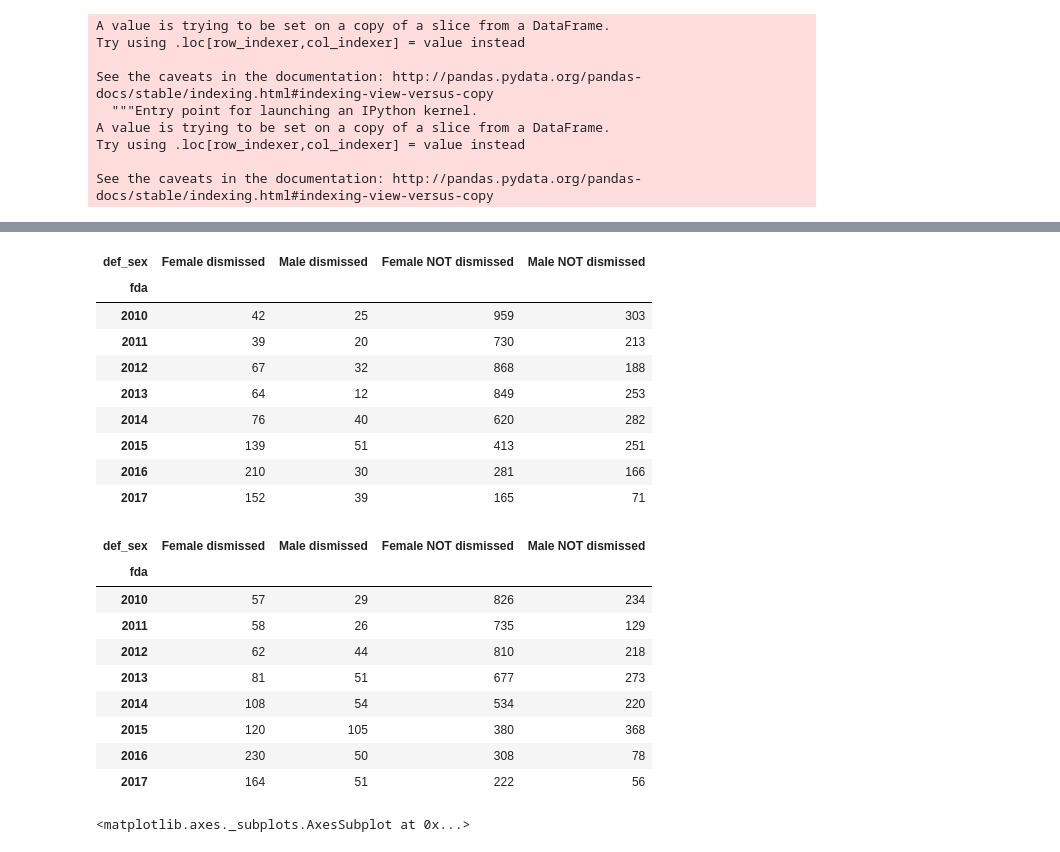
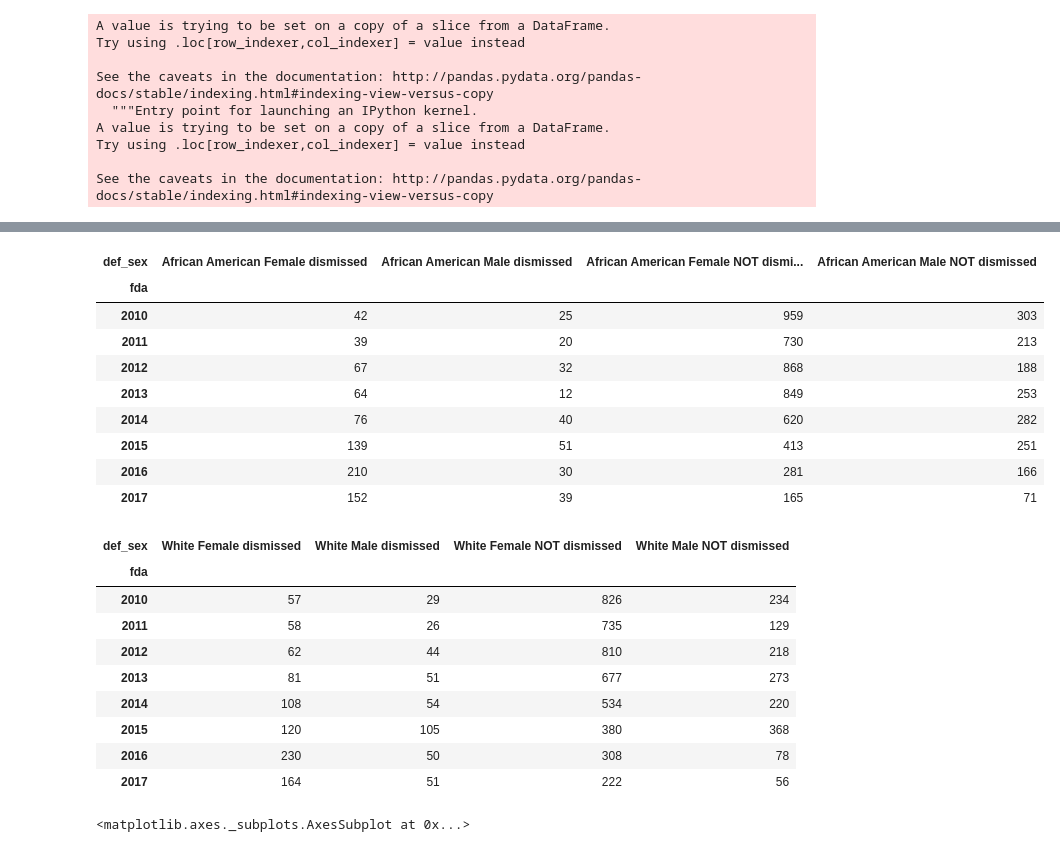
Before and after one commit to circushaase/harriscriminalcourt, a Jupyter notebook: Blog 1 visuals.ipynb, the cells around one changed output, grey strips where cells are left out. Drawn from its saved outputs; the diff is of its cells as text; code cells hidden in the pictures.

```diff
--- a/Blog 1 visuals.ipynb
+++ b/Blog 1 visuals.ipynb
@@ -461,13 +480,13 @@ asian
 | 2017 | 81 | 5 | 27.0 | NaN |
 # %%
 dis_B_sex = dis_B.groupby([dis_B.fda.dt.year, 'def_sex']).size().unstack()
-dis_B_sex = dis_B_sex.rename(index=str, columns={"F": "Female dismissed", "M": "Male dismissed"})
+dis_B_sex = dis_B_sex.rename(index=str, columns={"F": "African American Female dismissed", "M": "African American Male dismissed"})
 notdis_B_sex = notdis_B.groupby([notdis_B.fda.dt.year, 'def_sex']).size().unstack()
-notdis_B_sex = notdis_B_sex.rename(index=str, columns={"F": "Female NOT dismissed", "M": "Male NOT dismissed"})
+notdis_B_sex = notdis_B_sex.rename(index=str, columns={"F": "African American Female NOT dismissed", "M": "African American Male NOT dismissed"})
 black = pd.concat([dis_B_sex, notdis_B_sex], axis=1)
 black
 # %% [output]
-| def_sex | Female dismissed | Male dismissed | Female NOT dismissed | Male NOT dismissed |
+| def_sex | African American Female dismissed | African American Male dismissed | African American Female NOT dismi... | African American Male NOT dismissed |
 | fda |  |  |  |  |
 | 2010 | 42 | 25 | 959 | 303 |
 | 2011 | 39 | 20 | 730 | 213 |
@@ -479,13 +498,13 @@ black
 | 2017 | 152 | 39 | 165 | 71 |
 # %%
 dis_W_sex = dis_W.groupby([dis_W.fda.dt.year, 'def_sex']).size().unstack()
-dis_W_sex = dis_W_sex.rename(index=str, columns={"F": "Female dismissed", "M": "Male dismissed"})
+dis_W_sex = dis_W_sex.rename(index=str, columns={"F": "White Female dismissed", "M": "White Male dismissed"})
 notdis_W_sex = notdis_W.groupby([notdis_W.fda.dt.year, 'def_sex']).size().unstack()
-notdis_W_sex = notdis_W_sex.rename(index=str, columns={"F": "Female NOT dismissed", "M": "Male NOT dismissed"})
+notdis_W_sex = notdis_W_sex.rename(index=str, columns={"F": "White Female NOT dismissed", "M": "White Male NOT dismissed"})
 white = pd.concat([dis_W_sex, notdis_W_sex], axis=1)
 white
 # %% [output]
-| def_sex | Female dismissed | Male dismissed | Female NOT dismissed | Male NOT dismissed |
+| def_sex | White Female dismissed | White Male dismissed | White Female NOT dismissed | White Male NOT dismissed |
 | fda |  |  |  |  |
 | 2010 | 57 | 29 | 826 | 234 |
 | 2011 | 58 | 26 | 735 | 129 |
```
Also changed, not shown: parts of 10 cells of this notebook.
